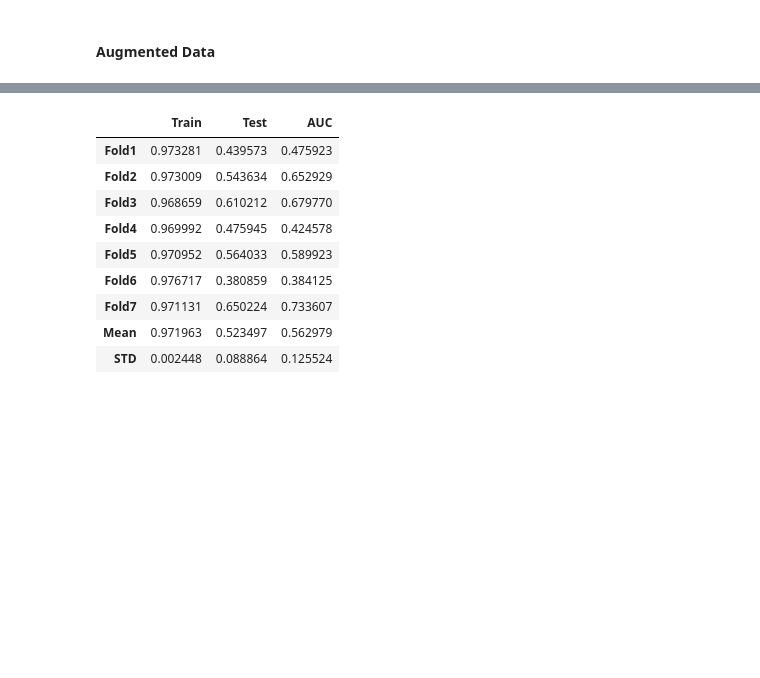
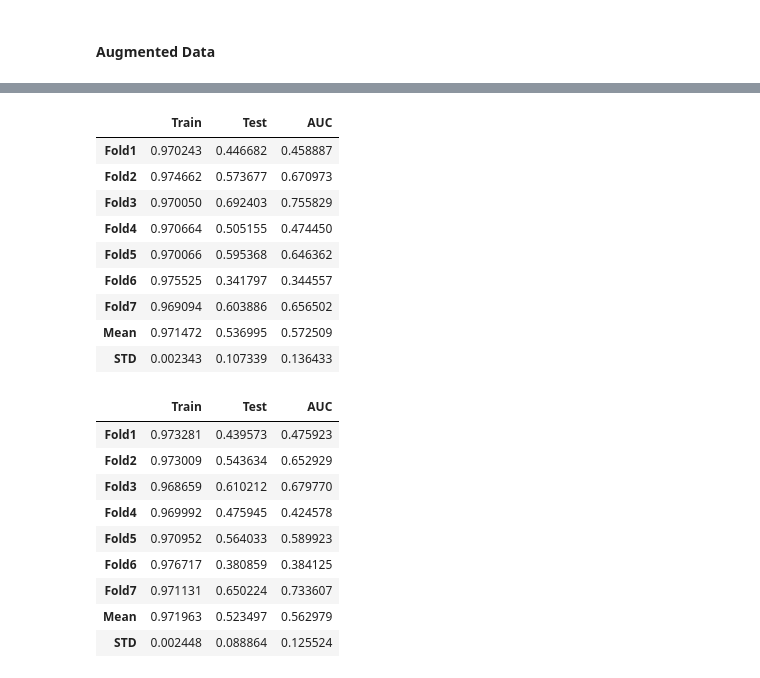
Before and after one commit to akansh12/Pnoi_SPIRE, a Jupyter notebook: Results_with_Augmented_data.ipynb, the cells around one changed output, grey strips where cells are left out. Drawn from its saved outputs; the diff is of its cells as text; code cells hidden in the pictures; blank space fills up the shorter version.

```diff
--- a/Results_with_Augmented_data.ipynb
+++ b/Results_with_Augmented_data.ipynb
@@ -144,6 +194,19 @@ train.append(np.std(train[:7]))
 
 AUC.append(np.mean(AUC))
 AUC.append(np.std(AUC[:7]))
+# %%
+pd.DataFrame(np.concatenate((np.array(train).reshape(9,1), np.array(test).reshape(9,1), np.array(AUC).reshape(9,1)), axis = 1), index=['Fold1','Fold2','Fold3','Fold4','Fold5','Fold6','Fold7', 'Mean', 'STD'], columns=['Train', 'Test', 'AUC'])
+# %% [output]
+|  | Train | Test | AUC |
+| Fold1 | 0.970243 | 0.446682 | 0.458887 |
+| Fold2 | 0.974662 | 0.573677 | 0.670973 |
+| Fold3 | 0.970050 | 0.692403 | 0.755829 |
+| Fold4 | 0.970664 | 0.505155 | 0.474450 |
+| Fold5 | 0.970066 | 0.595368 | 0.646362 |
+| Fold6 | 0.975525 | 0.341797 | 0.344557 |
+| Fold7 | 0.969094 | 0.603886 | 0.656502 |
+| Mean | 0.971472 | 0.536995 | 0.572509 |
+| STD | 0.002343 | 0.107339 | 0.136433 |
 # %%
 pd.DataFrame(np.concatenate((np.array(train).reshape(9,1), np.array(test).reshape(9,1), np.array(AUC).reshape(9,1)), axis = 1), index=['Fold1','Fold2','Fold3','Fold4','Fold5','Fold6','Fold7', 'Mean', 'STD'], columns=['Train', 'Test', 'AUC'])
 # %% [output]
```
Also changed, not shown: parts of 5 cells of this notebook, 7 other files.
